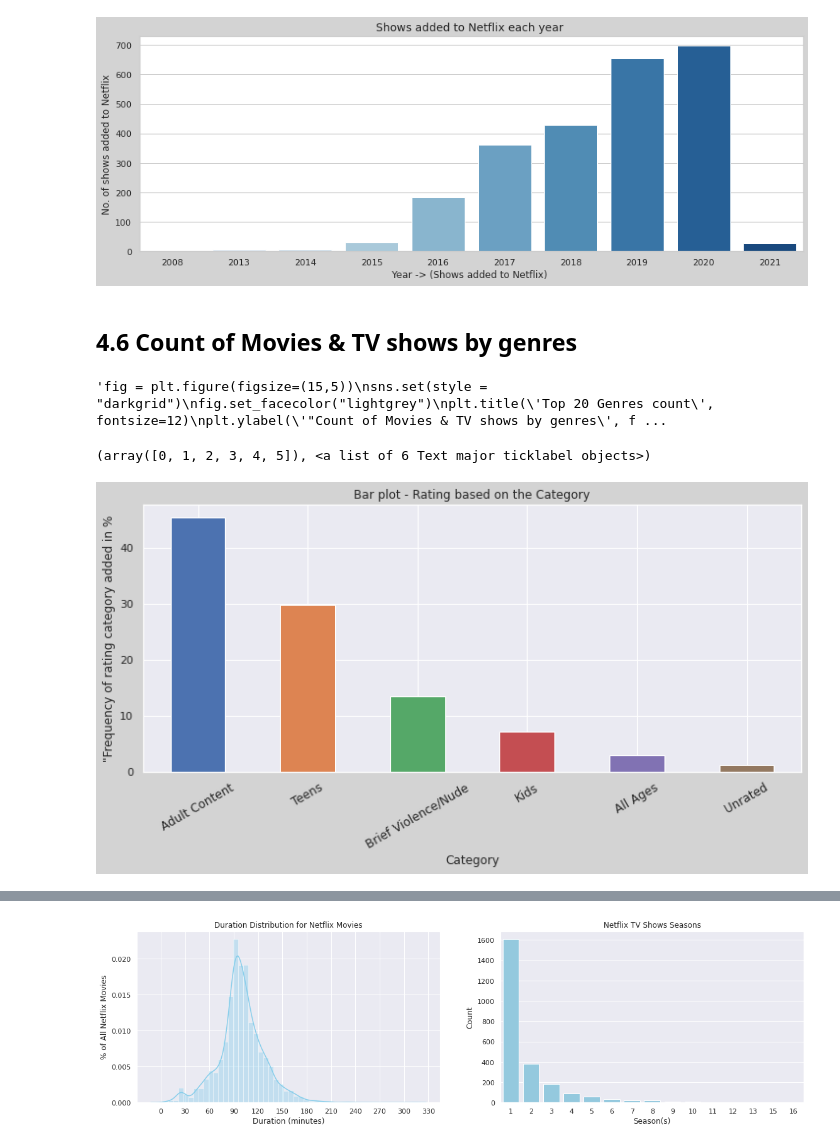
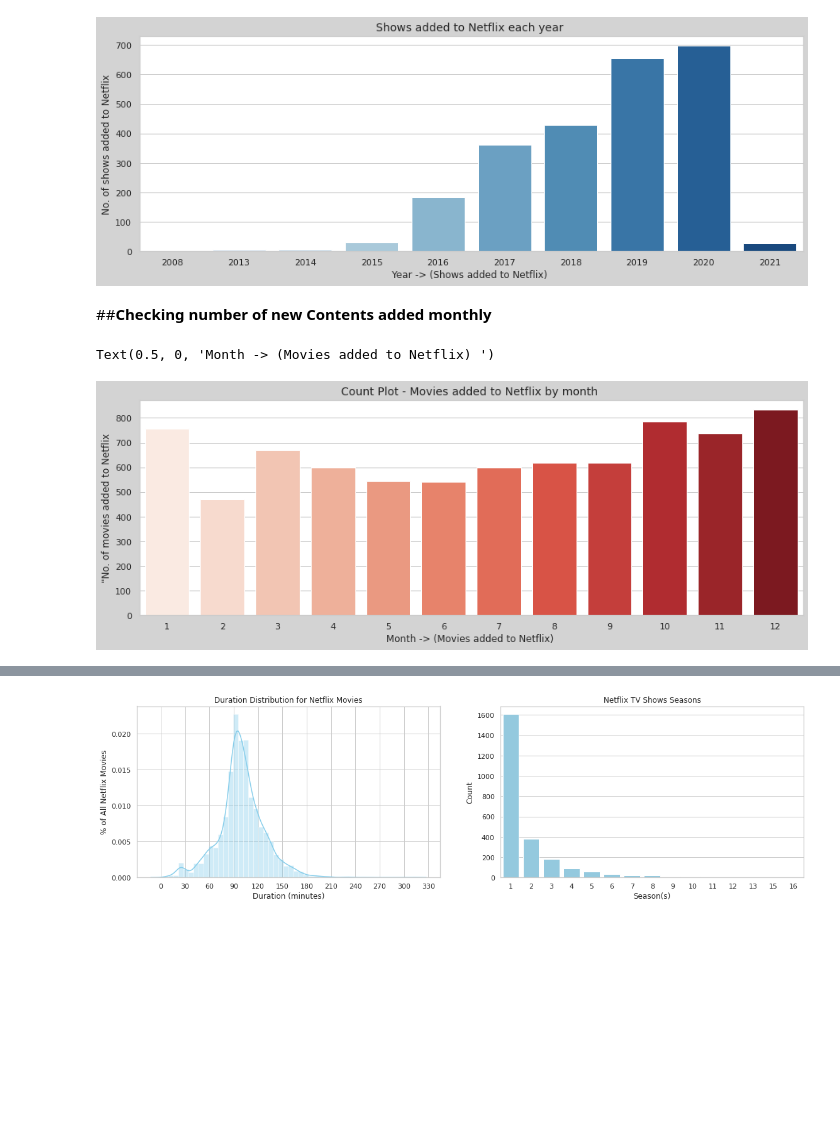
Before and after one commit to Harisha-AlmaBetter/NETFLIX-MOVIES-AND-TV-SHOWS-CLUSTERING, a Jupyter notebook: NETFLIX_MOVIES_AND_TV_SHOWS_CLUSTERING.ipynb, the cells around one changed output, grey strips where cells are left out. Saved outputs shown, nothing was run; the diff lists cells and outputs as text; code cells hidden in the pictures; blank space fills up the shorter version.

```diff
--- a/NETFLIX_MOVIES_AND_TV_SHOWS_CLUSTERING.ipynb
+++ b/NETFLIX_MOVIES_AND_TV_SHOWS_CLUSTERING.ipynb
@@ -746,29 +670,16 @@ plt.xlabel('Year -> (Shows added to Netflix) ', fontsize=12)
 # %% [output]
 Text(0.5, 0, 'Year -> (Shows added to Netflix) ')
 [figure]
-# %% [markdown]
-## 4.6 Count of Movies & TV shows by genres
-# %%
-'''fig = plt.figure(figsize=(15,5))
-sns.set(style = "darkgrid")
-fig.set_facecolor("lightgrey")
-plt.title('Top 20 Genres count', fontsize=12)
-plt.ylabel('"Count of Movies & TV shows by genres', fontsize=12)
-plt.xlabel('genres', fontsize=12)
-plt.xticks(rotation = 80,fontsize=12)
-sns.barplot(x='genres',data=nf,palette="Reds_r")'''
-# %% [output]
-'fig = plt.figure(figsize=(15,5))\nsns.set(style = "darkgrid")\nfig.set_facecolor("lightgrey")\nplt.title(\'Top 20 Genres count\', fontsize=12)\nplt.ylabel(\'"Count of Movies & TV shows by genres\', f ...
+# %% [markdown]
+##**Checking number of new Contents added monthly**
 # %%
-fig = plt.figure(figsize=(12,5))
-sns.set(style = "darkgrid")
+fig = plt.figure(figsize=(15,5))
+sns.set(style='whitegrid')
 fig.set_facecolor("lightgrey")
-count = nf['rating'].value_counts(normalize=True)*100
-count.plot.bar(color=sns.color_palette())
-plt.title('Bar plot - Rating based on the Category', fontsize=12)
-plt.ylabel('"Frequency of rating category added in %', fontsize=12)
-plt.xlabel('Category', fontsize=12)
-plt.xticks(rotation = 30,fontsize=12)
+sns.countplot(data=nf,x = 'month_added',palette ="Reds")
+plt.title('Count Plot - Movies added to Netflix by month ', fontsize=14)
+plt.ylabel('"No. of movies added to Netflix', fontsize=12)
+plt.xlabel('Month -> (Movies added to Netflix) ', fontsize=12)
 # %% [output]
-(array([0, 1, 2, 3, 4, 5]), <a list of 6 Text major ticklabel objects>)
+Text(0.5, 0, 'Month -> (Movies added to Netflix) ')
-[figure, old version]
+[figure, new version]
```
Also changed, not shown: parts of 82 cells of this notebook.
